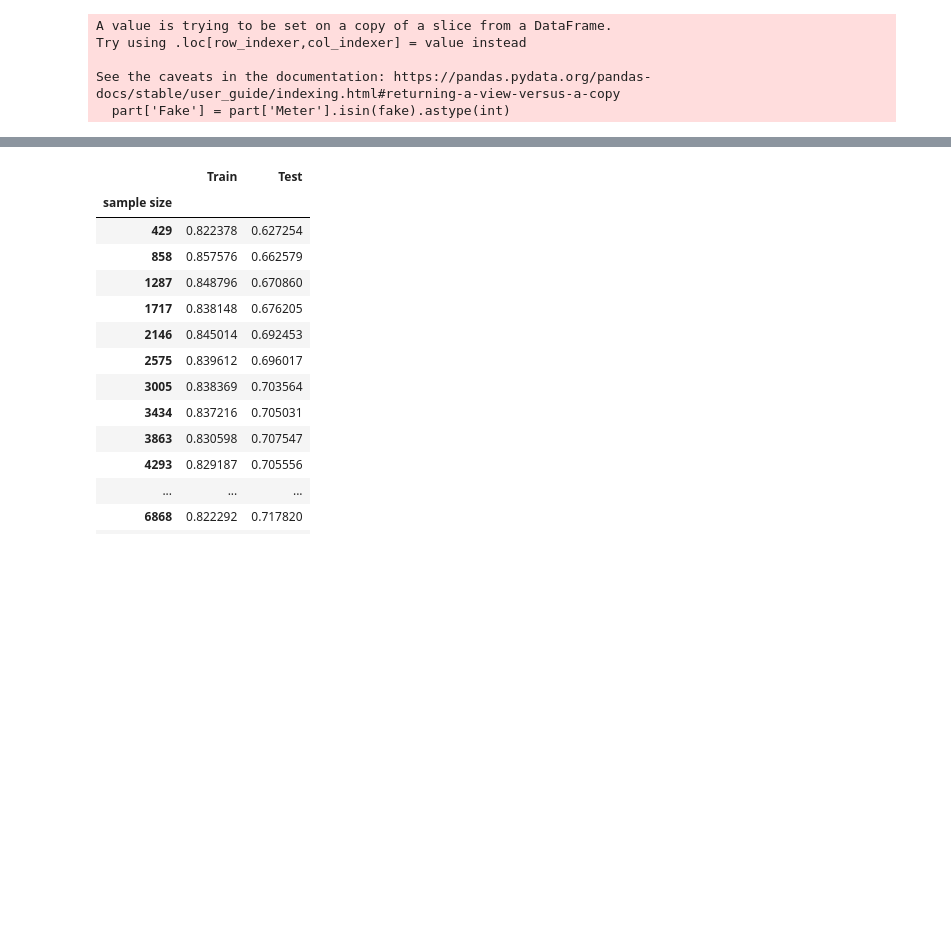
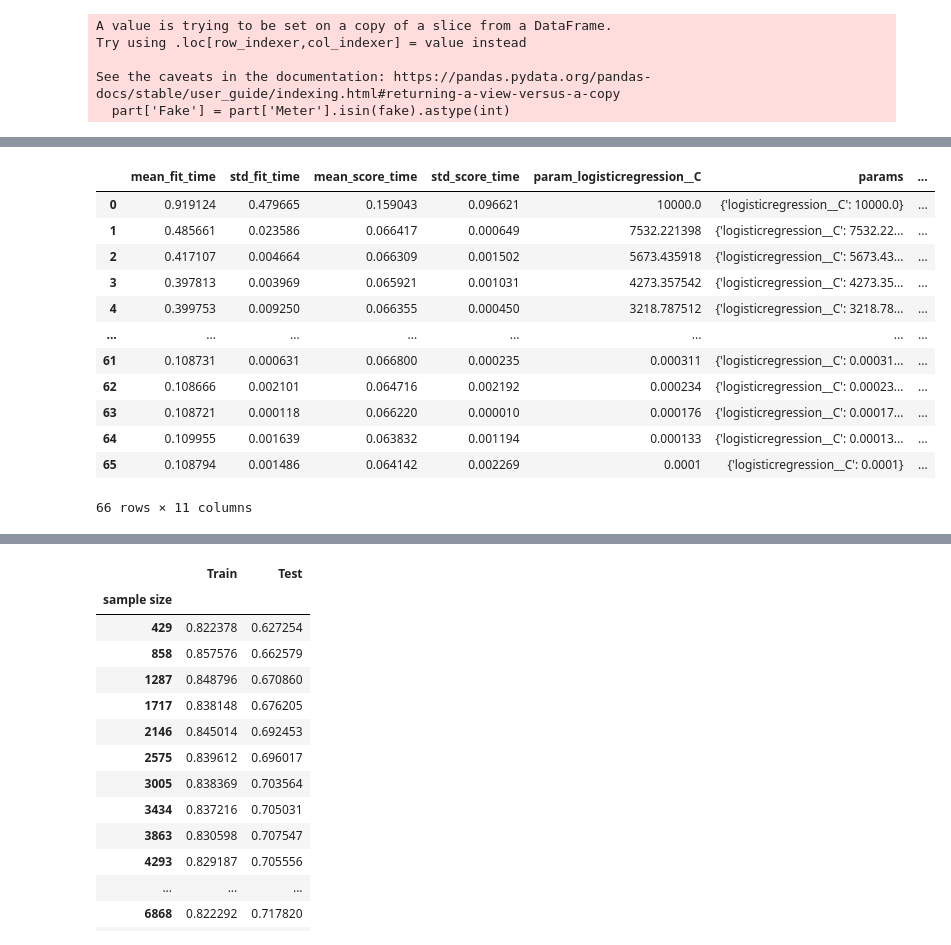
Before and after one commit to pgb206/ISDS2022_group7, a Jupyter notebook: project_copy/project.ipynb, the cells around one changed output, grey strips where cells are left out. Cells and saved outputs as stored; diff of their text form; code cells hidden in the pictures; blank space fills up the shorter version.

```diff
--- a/project_copy/project.ipynb
+++ b/project_copy/project.ipynb
@@ -560,0 +599,16 @@ X_test_bag = tfidf.transform(X_test)
+# %%
+pd.DataFrame(gs.cv_results_)
+# %% [output]
+|  | mean_fit_time | std_fit_time | mean_score_time | std_score_time | param_logisticregression__C | params | ... |
+| 0 | 0.919124 | 0.479665 | 0.159043 | 0.096621 | 10000.0 | {'logisticregression__C': 10000.0} | ... |
+| 1 | 0.485661 | 0.023586 | 0.066417 | 0.000649 | 7532.221398 | {'logisticregression__C': 7532.22... | ... |
+| 2 | 0.417107 | 0.004664 | 0.066309 | 0.001502 | 5673.435918 | {'logisticregression__C': 5673.43... | ... |
+| 3 | 0.397813 | 0.003969 | 0.065921 | 0.001031 | 4273.357542 | {'logisticregression__C': 4273.35... | ... |
+| 4 | 0.399753 | 0.009250 | 0.066355 | 0.000450 | 3218.787512 | {'logisticregression__C': 3218.78... | ... |
+| ... | ... | ... | ... | ... | ... | ... | ... |
+| 61 | 0.108731 | 0.000631 | 0.066800 | 0.000235 | 0.000311 | {'logisticregression__C': 0.00031... | ... |
+| 62 | 0.108666 | 0.002101 | 0.064716 | 0.002192 | 0.000234 | {'logisticregression__C': 0.00023... | ... |
+| 63 | 0.108721 | 0.000118 | 0.066220 | 0.000010 | 0.000176 | {'logisticregression__C': 0.00017... | ... |
+| 64 | 0.109955 | 0.001639 | 0.063832 | 0.001194 | 0.000133 | {'logisticregression__C': 0.00013... | ... |
+| 65 | 0.108794 | 0.001486 | 0.064142 | 0.002269 | 0.0001 | {'logisticregression__C': 0.0001} | ... |
+66 rows × 11 columns
```
Also changed, not shown: parts of 19 cells of this notebook.
